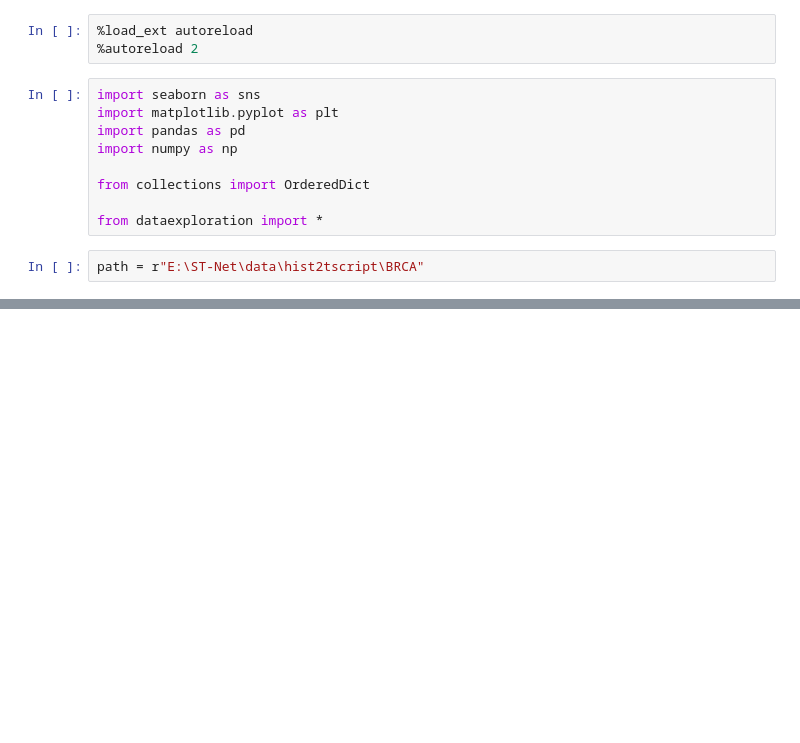
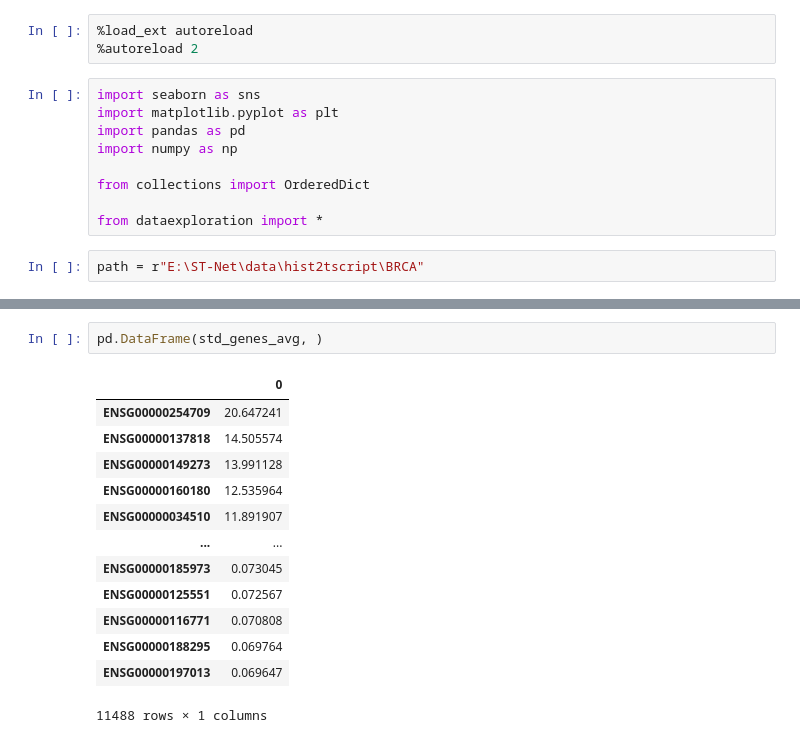
Before and after one commit to Jeremstym/depoibens, a Jupyter notebook: statdes.ipynb, the cells around one changed output, grey strips where cells are left out. Saved outputs shown, nothing was run; the diff lists cells and outputs as text; blank space fills up the shorter version.

```diff
--- a/statdes.ipynb
+++ b/statdes.ipynb
@@ -49,0 +49,16 @@ Length: 11488, dtype: float64
+# %%
+pd.DataFrame(std_genes_avg, )
+# %% [output]
+|  | 0 |
+| ENSG00000254709 | 20.647241 |
+| ENSG00000137818 | 14.505574 |
+| ENSG00000149273 | 13.991128 |
+| ENSG00000160180 | 12.535964 |
+| ENSG00000034510 | 11.891907 |
+| ... | ... |
+| ENSG00000185973 | 0.073045 |
+| ENSG00000125551 | 0.072567 |
+| ENSG00000116771 | 0.070808 |
+| ENSG00000188295 | 0.069764 |
+| ENSG00000197013 | 0.069647 |
+11488 rows × 1 columns
```
Also changed, not shown: parts of 6 cells of this notebook, 5 other files.
